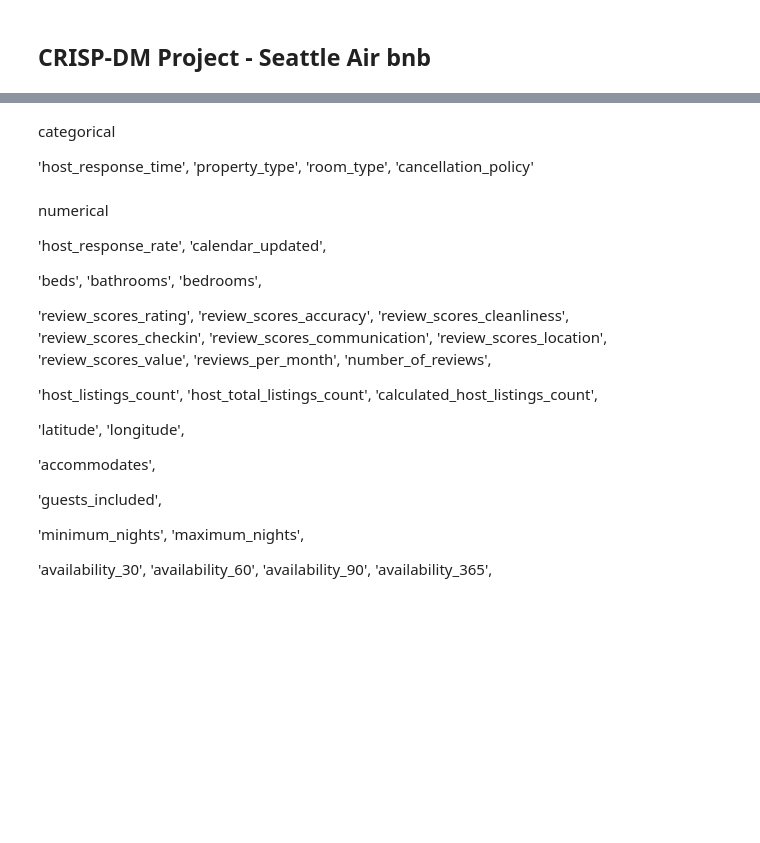
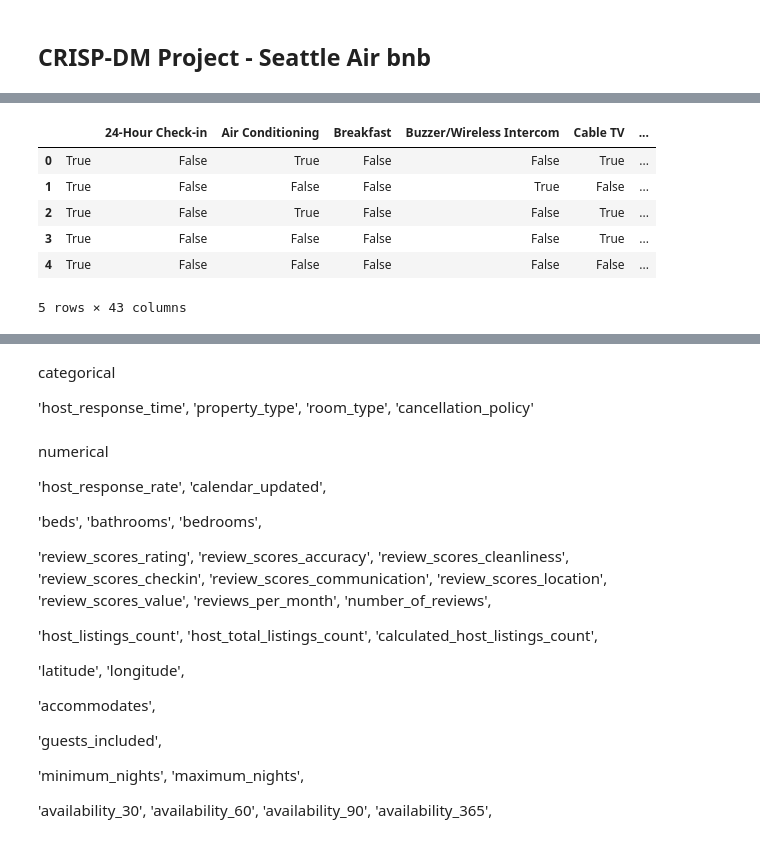
Before and after one commit to kimgaulojs/seattle_airbnb, a Jupyter notebook: Data Wrangling.ipynb, the cells around one changed output, grey strips where cells are left out. Saved outputs shown, nothing was run; the diff lists cells and outputs as text; code cells hidden in the pictures; blank space fills up the shorter version.

```diff
--- a/Data Wrangling.ipynb
+++ b/Data Wrangling.ipynb
@@ -349,0 +316,11 @@ test = listings_df.dropna(subset=['cleaning_fee'], axis =0)
+# %%
+listings_amenities= pd.concat([amenities_processed_df,listings_df_cleaned.listing_id], axis=1)
+listings_amenities.head()
+# %% [output]
+|  |  | 24-Hour Check-in | Air Conditioning | Breakfast | Buzzer/Wireless Intercom | Cable TV | ... |
+| 0 | True | False | True | False | False | True | ... |
+| 1 | True | False | False | False | True | False | ... |
+| 2 | True | False | True | False | False | True | ... |
+| 3 | True | False | False | False | False | True | ... |
+| 4 | True | False | False | False | False | False | ... |
+5 rows × 43 columns
```
Also changed, not shown: parts of 41 cells of this notebook.
